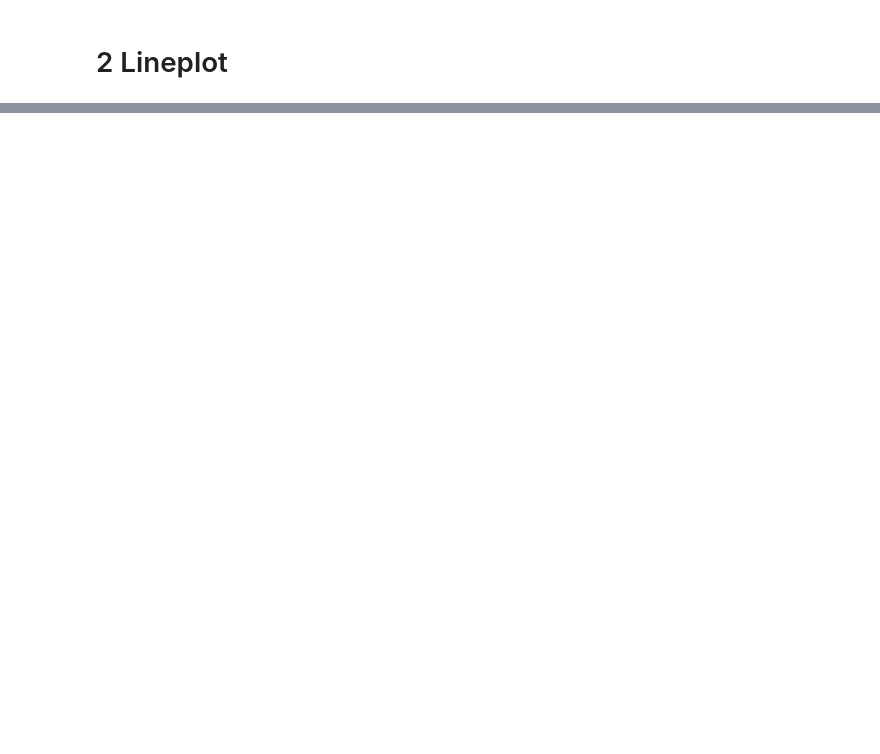
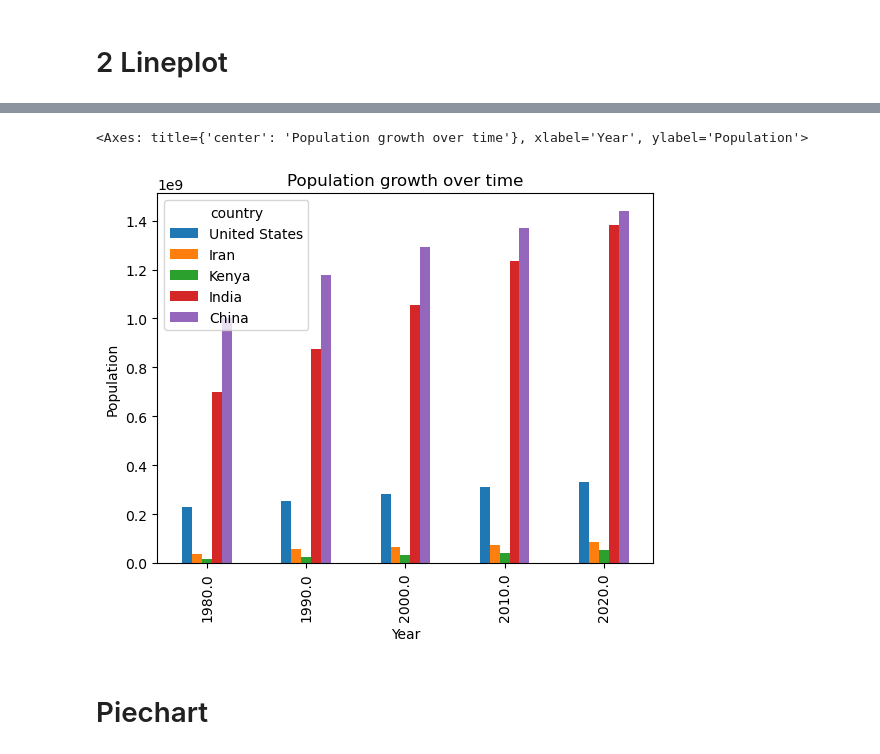
Before and after one commit to claudiahW/fcc_data_science, a Jupyter notebook: pivot.ipynb, the cells around one changed output, grey strips where cells are left out. Drawn from its saved outputs; the diff is of its cells as text; code cells hidden in the pictures; blank space fills up the shorter version.

Commit message:
plot different graphs using pandas

```diff
--- a/pivot.ipynb
+++ b/pivot.ipynb
@@ -147,0 +208,9 @@ df_pivot
+# %%
+df_pivot_sample = df_pivot[df_pivot.index.isin([1980, 1990, 2000, 2010, 2020])]
+# %%
+df_pivot_sample.plot(kind='bar', xlabel='Year', ylabel='Population', title='Population growth over time')
+# %% [output]
+<Axes: title={'center': 'Population growth over time'}, xlabel='Year', ylabel='Population'>
+[figure, added]
+# %% [markdown]
+# Piechart
```
Also changed, not shown: parts of 20 cells of this notebook, 1 other file.
